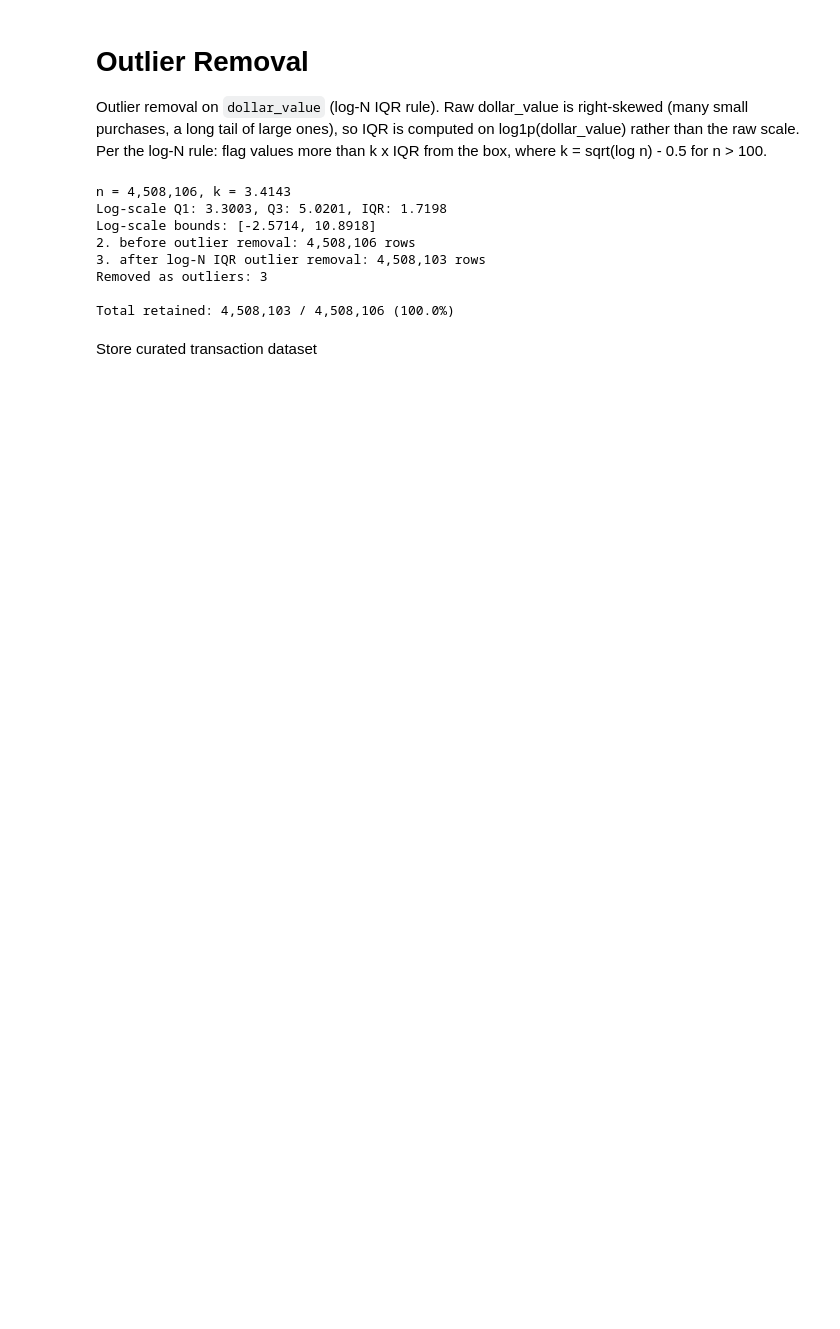
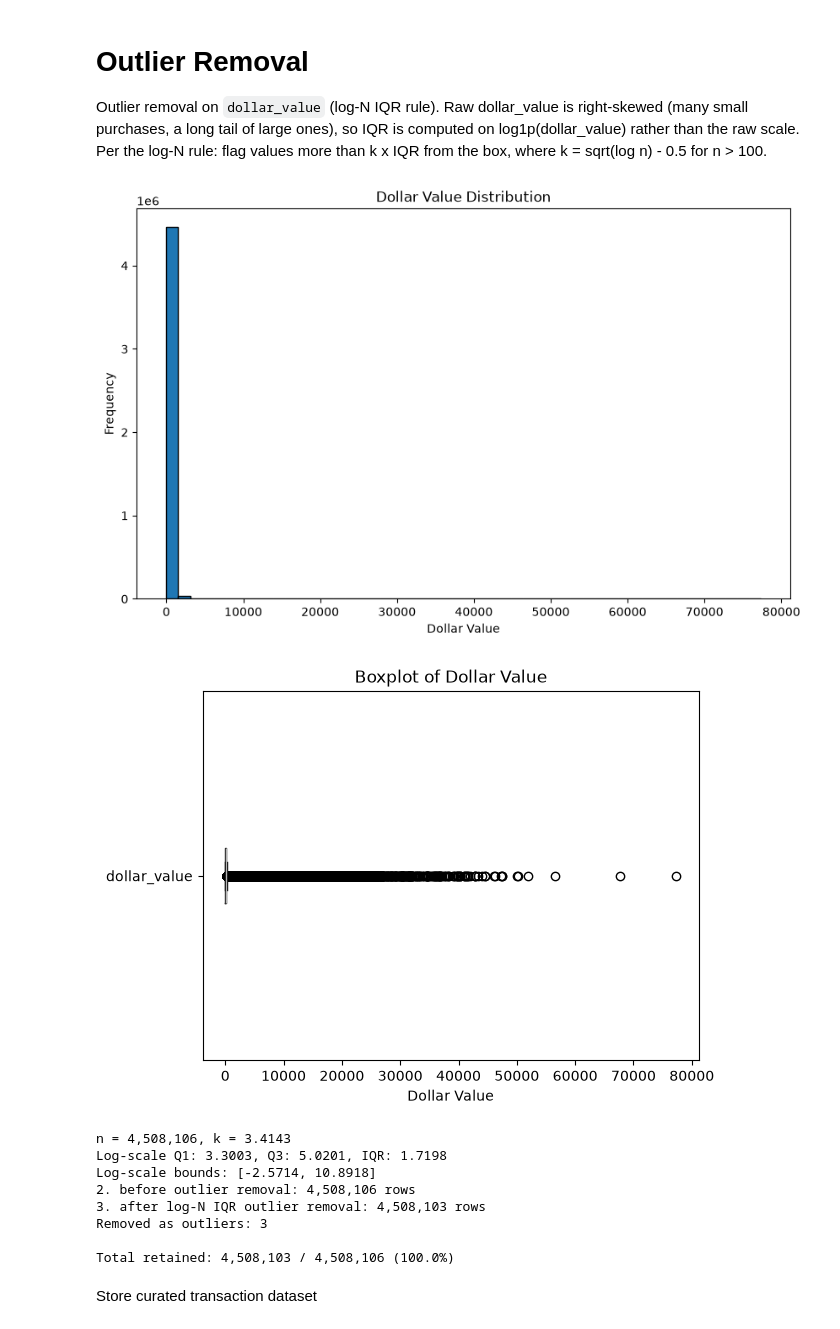
Before and after one commit to cat-vg19/project-2-group-buy-now-pay-later-industry-project-21, a Jupyter notebook: notebooks/transactions_preprocess.ipynb, the cells around one changed output. Saved outputs shown, nothing was run; the diff lists cells and outputs as text; code cells hidden in the pictures; blank space fills up the shorter version.

```diff
--- a/notebooks/transactions_preprocess.ipynb
+++ b/notebooks/transactions_preprocess.ipynb
@@ -113,6 +138,23 @@ Retained: 4,508,106 / 4,508,106 (100.0%)
 # Outlier Removal
 
 Outlier removal on `dollar_value` (log-N IQR rule). Raw dollar_value is right-skewed (many small purchases, a long tail of large ones), so IQR is computed on log1p(dollar_value) rather than the raw scale. Per the log-N rule: flag values more than k x IQR from the box, where k = sqrt(log n) - 0.5 for n > 100.
+# %%
+dollar = transactions.select("dollar_value").toPandas()
+
+plt.figure(figsize=(10, 6))
+plt.hist(dollar["dollar_value"], bins=50, edgecolor="black")
+plt.xlabel("Dollar Value")
+plt.ylabel("Frequency")
+plt.title("Dollar Value Distribution")
+plt.show()
+
+dollar.boxplot(column="dollar_value", vert=False, grid=False)
+plt.xlabel("Dollar Value")
+plt.title("Boxplot of Dollar Value")
+plt.show()
+# %% [output]
+[figure, added]
+[figure, added]
 # %%
 clean = clean.withColumn("log_dollar_value", F.log1p(F.col("dollar_value")))
 
```
Also changed, not shown: parts of 13 cells of this notebook, 1 other file.
